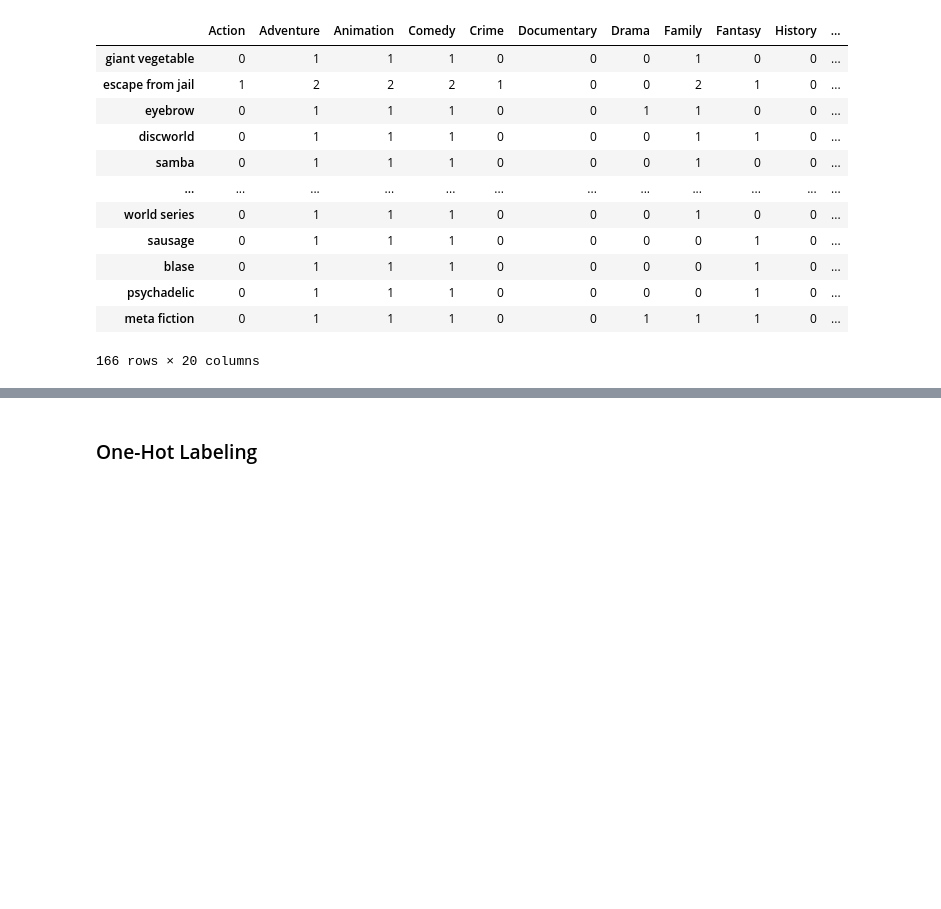
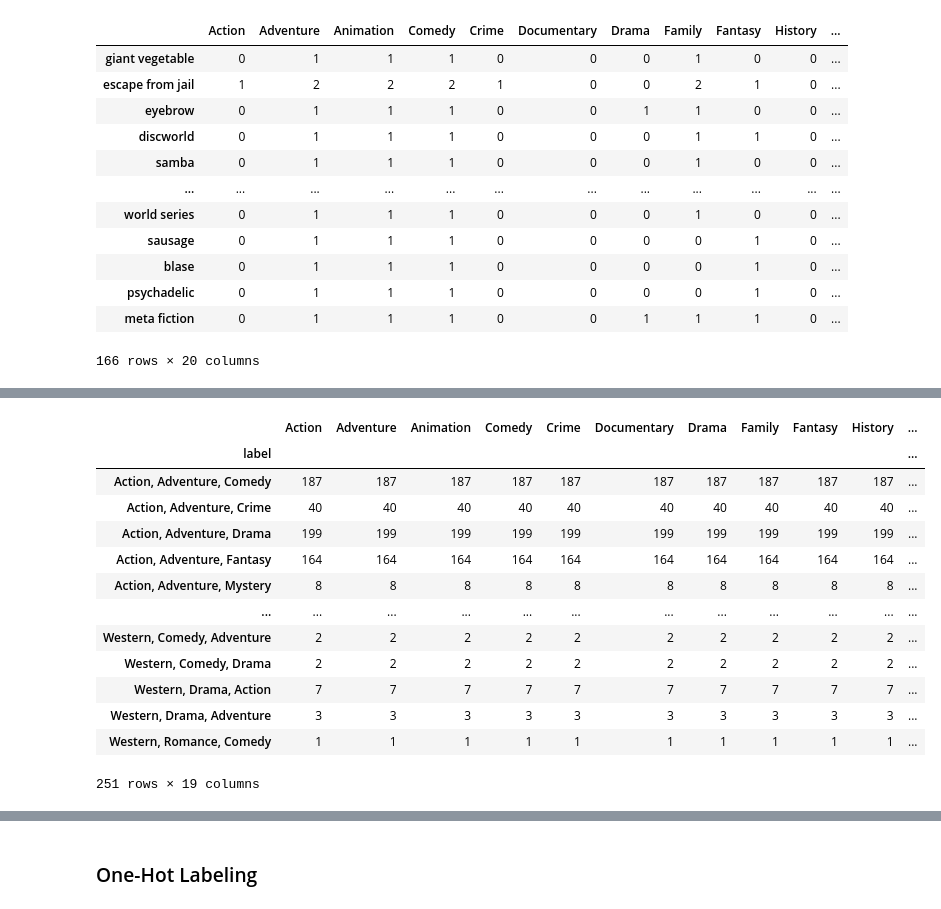
Before and after one commit to fadeeva/normal_projects, a Jupyter notebook: Popular_10000_movies_listed_on_TMDb/Data_Prepare.ipynb, the cells around one changed output, grey strips where cells are left out. Saved outputs shown, nothing was run; the diff lists cells and outputs as text; code cells hidden in the pictures; blank space fills up the shorter version.

```diff
--- a/Popular_10000_movies_listed_on_TMDb/Data_Prepare.ipynb
+++ b/Popular_10000_movies_listed_on_TMDb/Data_Prepare.ipynb
@@ -661,3 +650,14 @@ labels
+# %%
+labels = [
+    'Documentary',
+    'Music',
+    'Animation',
+    'Family',
+    'Science Fiction',
+    'Horror',
+    'History',
+    'Thriller'
+]
 # %%
 uk = pd.read_csv('data/unique_keywords_genres_count.csv', index_col=0)
 uk.head()
@@ -701,0 +736,23 @@ uk.to_csv('data/unique_keywords_genres_count_with_labels.csv')
+# %%
+for i in uk.index.to_list():
+    for j in uk.loc[i, 'label'].split(', '):
+        if j in labels:
+            uk.loc[i, 'label'] = j
+            break
+# %%
+uk.groupby('label').count()
+# %% [output]
+|  | Action | Adventure | Animation | Comedy | Crime | Documentary | Drama | Family | Fantasy | History | ... |
+| label |  |  |  |  |  |  |  |  |  |  | ... |
+| Action, Adventure, Comedy | 187 | 187 | 187 | 187 | 187 | 187 | 187 | 187 | 187 | 187 | ... |
+| Action, Adventure, Crime | 40 | 40 | 40 | 40 | 40 | 40 | 40 | 40 | 40 | 40 | ... |
+| Action, Adventure, Drama | 199 | 199 | 199 | 199 | 199 | 199 | 199 | 199 | 199 | 199 | ... |
+| Action, Adventure, Fantasy | 164 | 164 | 164 | 164 | 164 | 164 | 164 | 164 | 164 | 164 | ... |
+| Action, Adventure, Mystery | 8 | 8 | 8 | 8 | 8 | 8 | 8 | 8 | 8 | 8 | ... |
+| ... | ... | ... | ... | ... | ... | ... | ... | ... | ... | ... | ... |
+| Western, Comedy, Adventure | 2 | 2 | 2 | 2 | 2 | 2 | 2 | 2 | 2 | 2 | ... |
+| Western, Comedy, Drama | 2 | 2 | 2 | 2 | 2 | 2 | 2 | 2 | 2 | 2 | ... |
+| Western, Drama, Action | 7 | 7 | 7 | 7 | 7 | 7 | 7 | 7 | 7 | 7 | ... |
+| Western, Drama, Adventure | 3 | 3 | 3 | 3 | 3 | 3 | 3 | 3 | 3 | 3 | ... |
+| Western, Romance, Comedy | 1 | 1 | 1 | 1 | 1 | 1 | 1 | 1 | 1 | 1 | ... |
+251 rows × 19 columns
```
Also changed, not shown: parts of 5 cells of this notebook.
